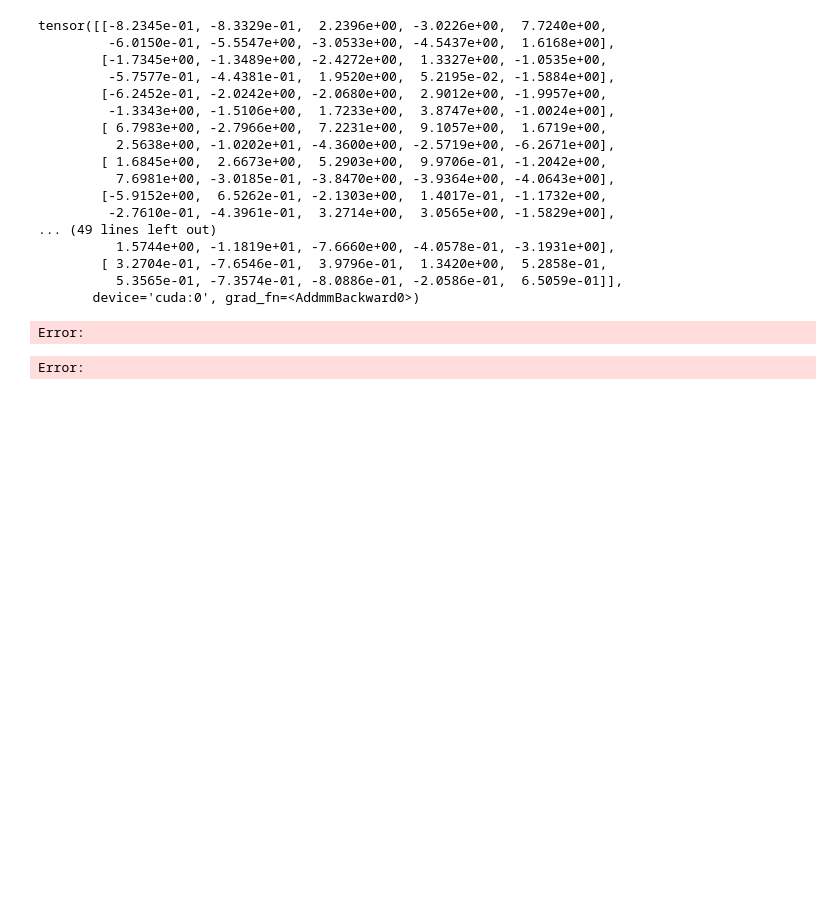
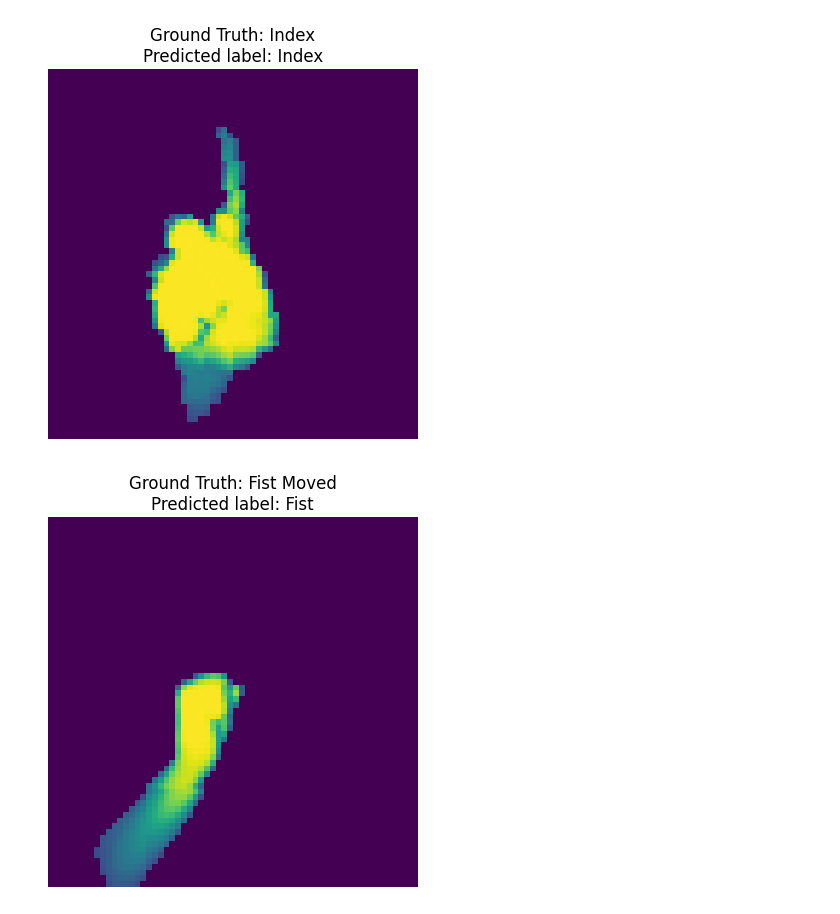
Before and after one commit to EzAme/InfoGAN-PyTorch, a Jupyter notebook: cnn.ipynb, the cells around one changed output. Drawn from its saved outputs; the diff is of its cells as text; code cells hidden in the pictures; blank space fills up the shorter version.

Commit message:
final output :(

```diff
--- a/cnn.ipynb
+++ b/cnn.ipynb
@@ -66,7 +68,7 @@ batch_size = 32
 train_batch = DataLoader(training, batch_size=batch_size, shuffle=True, num_workers= 8)
 val_batch = DataLoader(validation, batch_size=batch_size, shuffle=True, num_workers= 8)
 # %%
-def train_model(model, training_data, device, optimizer, epoch, netG, use_gen=True, use_train = True):
+def train_model(model, training_data, device, optimizer, epoch, netG, use_gen=True, gen_iter = 1, use_train = True):
 
     """
     This is the main function for training a deep neural network.
@@ -110,14 +112,14 @@ def train_model(model, training_data, device, optimizer, epoch, netG, use_gen=Tr
         print('-'*25)
         print('Training using Generator Data')
         print('-'*25)
-        for i, _ in enumerate(training_data):
+        for i in range(gen_iter):
             noise,idx,_,con = noise_sample(1,10,4,256,batch_size,device)
             target = torch.LongTensor(idx).to(device)
             image = netG(noise.squeeze((2,3)),target.view(-1,1),con)
             label = torch.LongTensor(idx).to(device).squeeze(0)
             optimizer.zero_grad()
             output = model(image)
-            loss = nn.functional.cross_entropy(output, label)*0.9**epoch
+            loss = nn.functional.cross_entropy(output, label)
             loss.backward()
             optimizer.step()
             with torch.no_grad():
@@ -130,10 +132,10 @@ def train_model(model, training_data, device, optimizer, epoch, netG, use_gen=Tr
                     100. * i / len(training_data), loss.item()))
     if use_gen and use_train:
         print('\nTotal Training Set: \n\tAverage loss: {:.4f}\n\tAccuracy: {}/{} ({}%)'.format(
-            (total_loss+total_loss_gen)/len(training_data.dataset)/2,
+            (total_loss+total_loss_gen)/(len(training_data.dataset)+batch_size*gen_iter),
             correct+correct_gen,
-            len(training_data.dataset)*2,
-            100*(correct+correct_gen)/len(training_data.dataset)/2))
+            len(training_data.dataset)+batch_size*gen_iter,
+            100*(correct+correct_gen)/(batch_size*gen_iter+len(training_data.dataset))))
     if use_train:
         print('\nTraining Set: \n\tAverage loss: {:.4f}\n\tAccuracy: {}/{} ({}%)'.format(
         (total_loss)/len(training_data.dataset),
@@ -142,10 +144,10 @@ def train_model(model, training_data, device, optimizer, epoch, netG, use_gen=Tr
         100*(correct)/len(training_data.dataset)))
     if use_gen:
         print('\nGenerator Set: \n\tAverage loss: {:.4f}\n\tAccuracy: {}/{} ({}%)'.format(
-            (total_loss_gen)/len(training_data.dataset),
+            (total_loss_gen)/(batch_size*gen_iter),
             correct_gen,
-            len(training_data.dataset),
-            100*correct_gen/len(training_data.dataset)))
+            batch_size*gen_iter,
+            100*correct_gen/(batch_size*gen_iter)))
 
     # wandb.watch(model)
     # wandb.log({'Training Loss':total_loss/len(training_data.dataset),'Training Accuracy':correct/len(training_data.dataset)},commit = False)
@@ -204,9 +206,10 @@ state_dict = torch.load(load_path)
 params = state_dict['params']
 netG.load_state_dict(state_dict['netG'])
 use_gen = True
+gen_iter = 100
 
 #-----Initialize CNN model-----
-learning_rate = 6e-5
+learning_rate = 6e-4
 num_epochs = 10 # Number of times to look over the data.
 model_ft = Net() # Initialize the model
 model_ft = model_ft.to(device) # Send the model to Ram or GPU Ram
@@ -239,6 +245,7 @@ for epoch in range(num_epochs):
                         optimizer_ft,
                         epoch,netG,
                         use_gen,
+                        gen_iter,
                         use_train)
             validate_model(model_ft,
                         val_batch,
@@ -270,38 +277,33 @@ Test set:
 # %%
 import matplotlib.pyplot as plt
-for i in range(1,4):
+for i in range(0,4):
     val = iter(val_batch)
-    img_val,_ = next(val)
+    img_val,gt = next(val)
     input_val = img_val.to(device = device)
     img_val = img_val.squeeze()
     model_ft.eval()
     output = model_ft(input_val)
     # ae_output = output.squeeze().cpu().detach().numpy()
     # print(output)
     # k = model_ft.forward_encoder(input)
     # print(k.shape)
 
-    print(output)
+    # print(output)
+    Labels = {0:'Palm',
+              1:'L',
+              2:'Fist',
+              3:'Fist Moved',
+              4:'Thumb',
+              5:'Index',
+              6:'OK',
+              7:'Palm Moved',
+              8:'C',
+              9:'Down',
+              }
     plt.imshow(img_val[0])
+    plt.title('Ground Truth: '+Labels[int(gt[0].detach().cpu().numpy())]+'\nPredicted label: '+Labels[int(torch.argmax(output[0]).item())])
     plt.axis('off')
     plt.show()
 # %% [output]
-tensor([[-8.2345e-01, -8.3329e-01,  2.2396e+00, -3.0226e+00,  7.7240e+00,
-         -6.0150e-01, -5.5547e+00, -3.0533e+00, -4.5437e+00,  1.6168e+00],
-        [-1.7345e+00, -1.3489e+00, -2.4272e+00,  1.3327e+00, -1.0535e+00,
-         -5.7577e-01, -4.4381e-01,  1.9520e+00,  5.2195e-02, -1.5884e+00],
-        [-6.2452e-01, -2.0242e+00, -2.0680e+00,  2.9012e+00, -1.9957e+00,
-         -1.3343e+00, -1.5106e+00,  1.7233e+00,  3.8747e+00, -1.0024e+00],
-        [ 6.7983e+00, -2.7966e+00,  7.2231e+00,  9.1057e+00,  1.6719e+00,
-          2.5638e+00, -1.0202e+01, -4.3600e+00, -2.5719e+00, -6.2671e+00],
-        [ 1.6845e+00,  2.6673e+00,  5.2903e+00,  9.9706e-01, -1.2042e+00,
-          7.6981e+00, -3.0185e-01, -3.8470e+00, -3.9364e+00, -4.0643e+00],
-        [-5.9152e+00,  6.5262e-01, -2.1303e+00,  1.4017e-01, -1.1732e+00,
-         -2.7610e-01, -4.3961e-01,  3.2714e+00,  3.0565e+00, -1.5829e+00],
-... (49 lines left out)
-          1.5744e+00, -1.1819e+01, -7.6660e+00, -4.0578e-01, -3.1931e+00],
-        [ 3.2704e-01, -7.6546e-01,  3.9796e-01,  1.3420e+00,  5.2858e-01,
-          5.3565e-01, -7.3574e-01, -8.0886e-01, -2.0586e-01,  6.5059e-01]],
-       device='cuda:0', grad_fn=<AddmmBackward0>)
-Error:
-Error:
+[figure, added]
+[figure, added]
```
Also changed, not shown: parts of 4 cells of this notebook.
